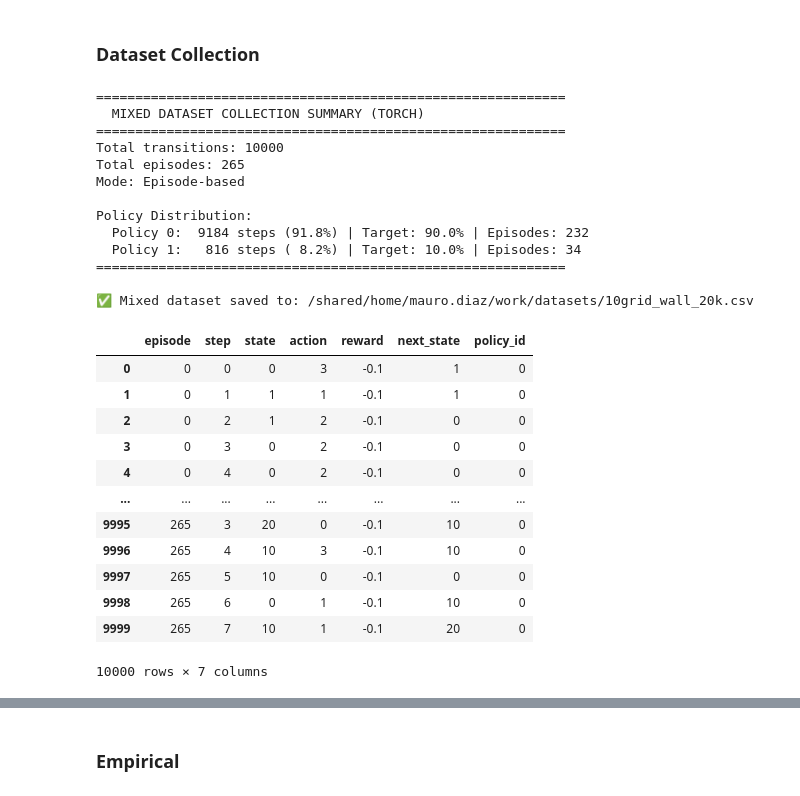
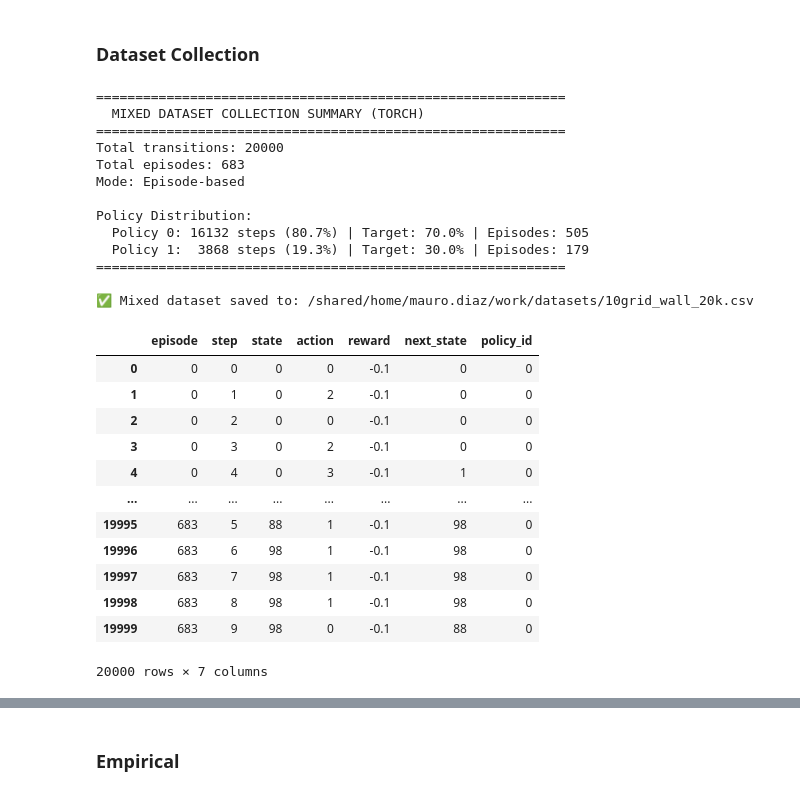
Before and after one commit to maaurod/FOGAS, a Jupyter notebook: testing_vectorized/10grid_wall_torch.ipynb, the cells around one changed output, grey strips where cells are left out. Cells and saved outputs as stored; diff of their text form; code cells hidden in the pictures.

```diff
--- a/testing_vectorized/10grid_wall_torch.ipynb
+++ b/testing_vectorized/10grid_wall_torch.ipynb
@@ -137,7 +141,7 @@ x_0 = 0  # fixed initial state
 goal = 99  # absorbing terminal state
 
 # pits (absorbing terminal states)
-pits = {18, 32, 57, 61, 75, 88}
+pits = {18, 32, 57, 61, 75}
 
 # walls (impassable)
 walls = {
@@ -315,46 +319,62 @@ Discount Factor (γ): 0.9
 # %% [markdown]
 ### Dataset Collection
 # %%
-# Initialize the collector using your torch-based MDP/Solver
+walls = [4, 11, 14, 17, 21, 22, 27, 34, 37, 40, 42, 43, 44, 45, 46, 47, 49, 54, 62, 64, 66, 72, 76, 82, 84, 86, 87, 94]
+pits = [18, 32, 57, 61, 75]
+goal = [99]
+
+# Probabilities:
+# 80% of trajectories start in a random "safe" state
+# 20% of trajectories start in the fixed initial state (x0)
+reset_options = {
+    'random': 0.5,
+    'x0': 0.5
+}
+
+# Initialize the collector with these options
 collector = EnvDataCollector(
-    mdp=mdp,              # Your fogas_torch.mdp.PolicySolver instance
-    env_name="10grid_wall_20k",
+    mdp=mdp,
+    env_name="10grid_wall",
+    restricted_states=walls,  # These will never be starting states
+    terminal_states=pits + goal, # Terminal states are also excluded
+    reset_probs=reset_options,
     max_steps=50
 )
+
 
 # Collect mixed dataset: 90% random, 10% optimal (as per your proportions)
 collector.collect_mixed_dataset(
     policies=["random", mdp.pi_star],  # mdp.pi_star is a torch.Tensor, handled automatically
-    proportions=[0.9, 0.1],            # 90-10 split
-    n_steps=10000,
+    proportions=[0.7, 0.3],            # 90-10 split
+    n_steps=20000,
     episode_based=True,                # Entire episodes use one policy
     save_path=str(DATASET_PATH_20k),
     verbose=True
 )
 # %% [output]
 ============================================================
   MIXED DATASET COLLECTION SUMMARY (TORCH)
 ============================================================
-Total transitions: 10000
-Total episodes: 265
+Total transitions: 20000
+Total episodes: 683
 Mode: Episode-based
 
 Policy Distribution:
-  Policy 0:  9184 steps (91.8%) | Target: 90.0% | Episodes: 232
-  Policy 1:   816 steps ( 8.2%) | Target: 10.0% | Episodes: 34
+  Policy 0: 16132 steps (80.7%) | Target: 70.0% | Episodes: 505
+  Policy 1:  3868 steps (19.3%) | Target: 30.0% | Episodes: 179
 ============================================================
 
 ✅ Mixed dataset saved to: /shared/home/mauro.diaz/work/datasets/10grid_wall_20k.csv
 |  | episode | step | state | action | reward | next_state | policy_id |
-| 0 | 0 | 0 | 0 | 3 | -0.1 | 1 | 0 |
-| 1 | 0 | 1 | 1 | 1 | -0.1 | 1 | 0 |
-| 2 | 0 | 2 | 1 | 2 | -0.1 | 0 | 0 |
+| 0 | 0 | 0 | 0 | 0 | -0.1 | 0 | 0 |
+| 1 | 0 | 1 | 0 | 2 | -0.1 | 0 | 0 |
+| 2 | 0 | 2 | 0 | 0 | -0.1 | 0 | 0 |
 | 3 | 0 | 3 | 0 | 2 | -0.1 | 0 | 0 |
-| 4 | 0 | 4 | 0 | 2 | -0.1 | 0 | 0 |
+| 4 | 0 | 4 | 0 | 3 | -0.1 | 1 | 0 |
 | ... | ... | ... | ... | ... | ... | ... | ... |
-| 9995 | 265 | 3 | 20 | 0 | -0.1 | 10 | 0 |
-| 9996 | 265 | 4 | 10 | 3 | -0.1 | 10 | 0 |
-| 9997 | 265 | 5 | 10 | 0 | -0.1 | 0 | 0 |
-| 9998 | 265 | 6 | 0 | 1 | -0.1 | 10 | 0 |
-| 9999 | 265 | 7 | 10 | 1 | -0.1 | 20 | 0 |
+| 19995 | 683 | 5 | 88 | 1 | -0.1 | 98 | 0 |
+| 19996 | 683 | 6 | 98 | 1 | -0.1 | 98 | 0 |
+| 19997 | 683 | 7 | 98 | 1 | -0.1 | 98 | 0 |
+| 19998 | 683 | 8 | 98 | 1 | -0.1 | 98 | 0 |
+| 19999 | 683 | 9 | 98 | 0 | -0.1 | 88 | 0 |
-10000 rows × 7 columns
+20000 rows × 7 columns
```
Also changed, not shown: parts of 13 cells of this notebook, 6 other files.
